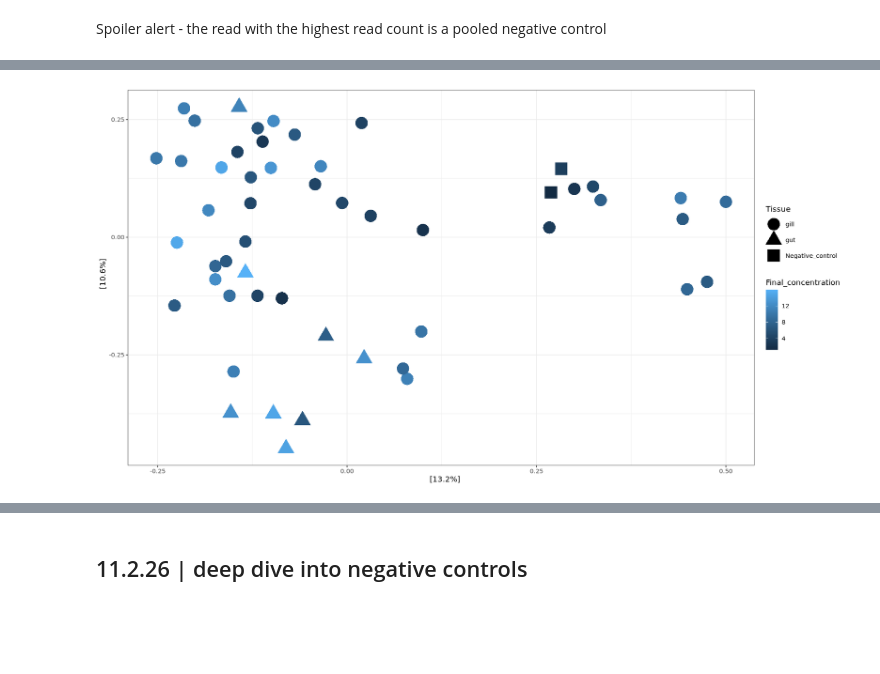
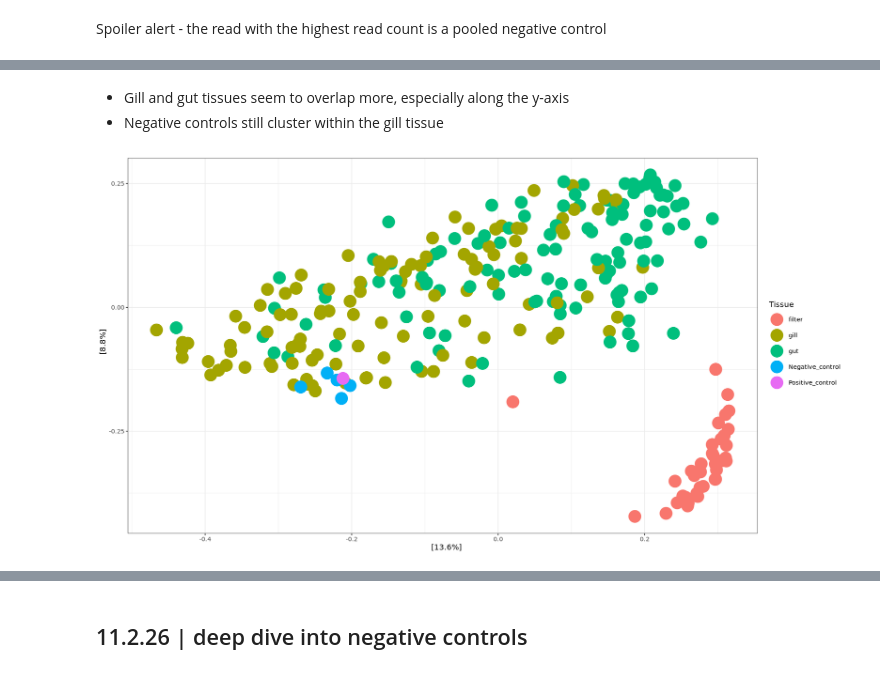
Before and after one commit to jfiorilla/ORCC_16S, a Jupyter notebook: 2_phyloseq-decipher.ipynb, the cells around one changed output, grey strips where cells are left out. Cells and saved outputs as stored; diff of their text form; code cells hidden in the pictures; blank space fills up the shorter version.

```diff
--- a/2_phyloseq-decipher.ipynb
+++ b/2_phyloseq-decipher.ipynb
@@ -434,6 +305,3 @@ plot_ordination(ps_july6, july6.ord, color = "Clean_date", shape = "Tissue") +
-# %%
-plot_ordination(ps_july6, july6.ord, color = "Final_concentration", shape = "Tissue") +
-    geom_point(size=8) +
-    theme_bw()
-# %% [output]
-[figure, removed]
+# %% [markdown]
+- Gill and gut tissues seem to overlap more, especially along the y-axis
+- Negative controls still cluster within the gill tissue
@@ -439,0 +312,8 @@ plot_ordination(ps_july6, july6.ord, color = "Final_concentration", shape = "Tis
+# %%
+# Ordinate and plot PCoA
+bacteria_all.ord <- ordinate(ps_bacteria, "PCoA", "bray")
+plot_ordination(ps_bacteria, bacteria_all.ord, color = "Tissue") +
+    geom_point(size=8) +
+    theme_bw()
+# %% [output]
+[figure, added]
```
Also changed, not shown: parts of 78 cells of this notebook, 2 other files.
